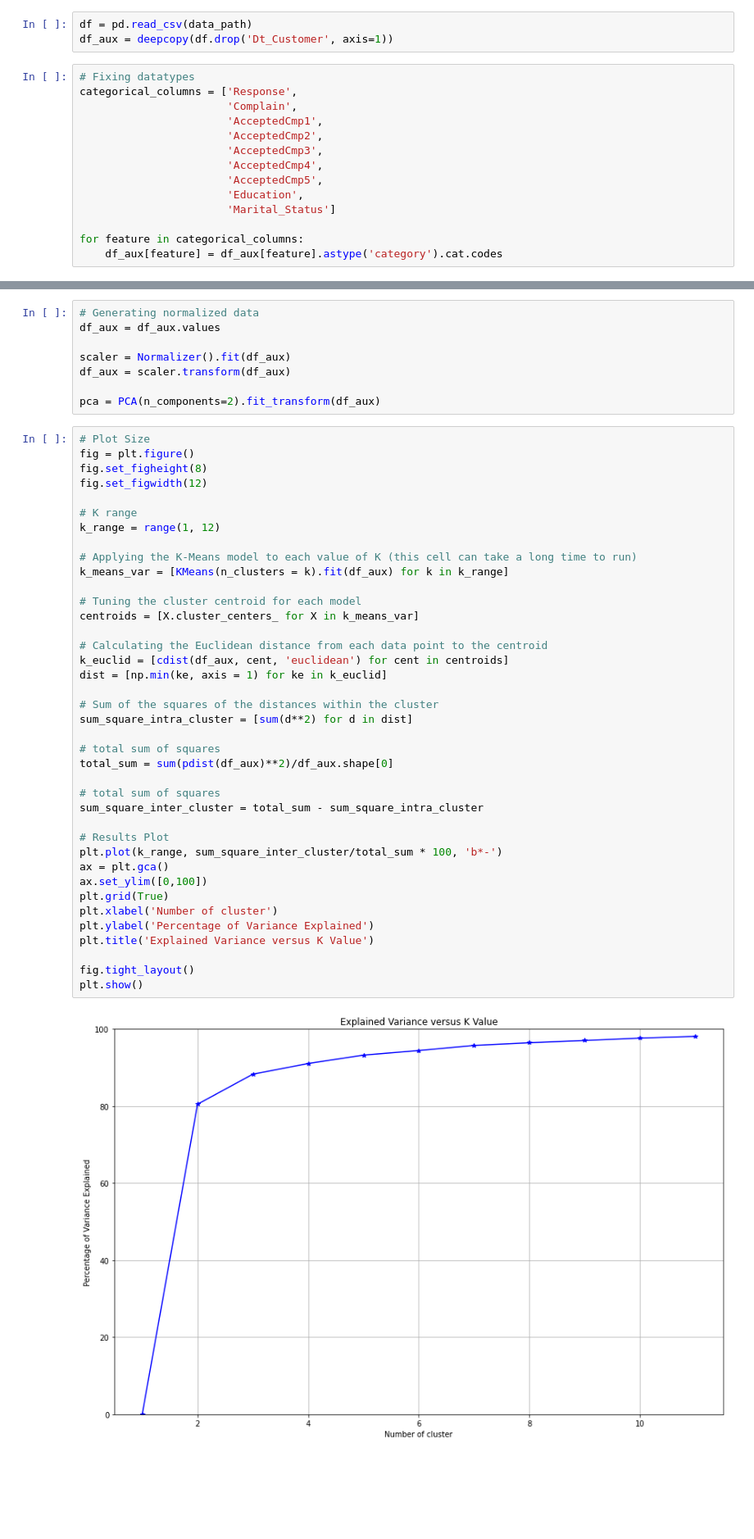
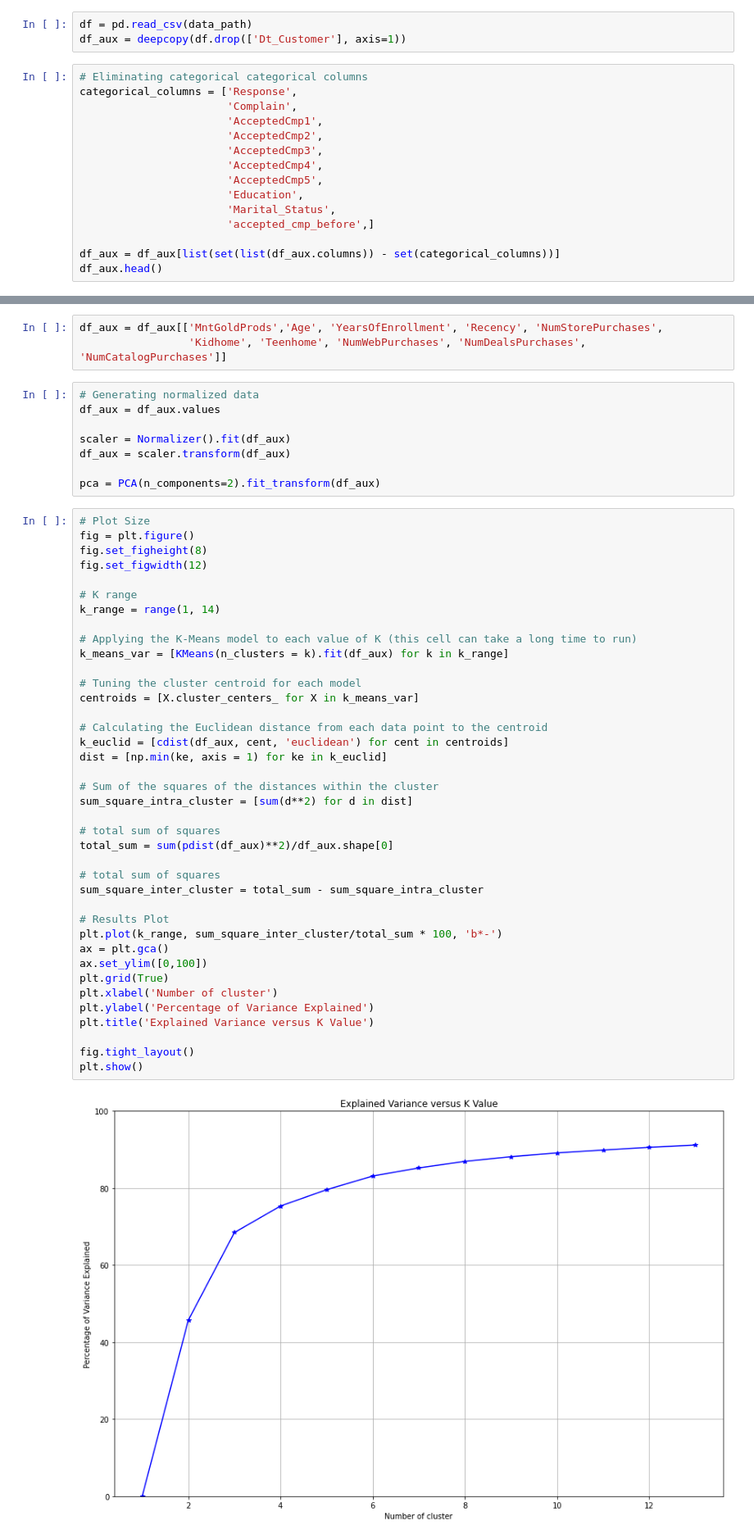
Before and after one commit to mhnasser/marketing_campaign_analysis, a Jupyter notebook: 03_notebooks/01_modeling_customer_clustering.ipynb, the cells around one changed output, grey strips where cells are left out. Shown at 82% size. Saved outputs shown, nothing was run; the diff lists cells and outputs as text; blank space fills up the shorter version.

```diff
--- a/03_notebooks/01_modeling_customer_clustering.ipynb
+++ b/03_notebooks/01_modeling_customer_clustering.ipynb
@@ -18,9 +40,9 @@ data_path = '../02_data/processed/00_pre_modeling_analysis.csv'
 save_data_path = '../02_data/processed/01_customer_cluster.csv'
 # %%
 df = pd.read_csv(data_path)
-df_aux = deepcopy(df.drop('Dt_Customer', axis=1))
+df_aux = deepcopy(df.drop(['Dt_Customer'], axis=1))
 # %%
-# Fixing datatypes
+# Eliminating categorical categorical columns
 categorical_columns = ['Response',
                        'Complain',
                        'AcceptedCmp1',
@@ -29,7 +51,8 @@ categorical_columns = ['Response',
                        'AcceptedCmp4',
                        'AcceptedCmp5',
                        'Education',
-                       'Marital_Status']
+                       'Marital_Status',
+                       'accepted_cmp_before',]
 
-for feature in categorical_columns:
-    df_aux[feature] = df_aux[feature].astype('category').cat.codes
+df_aux = df_aux[list(set(list(df_aux.columns)) - set(categorical_columns))]
+df_aux.head()
@@ -55,4 +87,7 @@ qtd_cmp_accepted         int64
 dtype: object
+# %%
+df_aux = df_aux[['MntGoldProds','Age', 'YearsOfEnrollment', 'Recency', 'NumStorePurchases',
+                 'Kidhome', 'Teenhome', 'NumWebPurchases', 'NumDealsPurchases', 'NumCatalogPurchases']]
 # %%
 # Generating normalized data
 df_aux = df_aux.values
@@ -68,38 +103,38 @@ fig.set_figheight(8)
 fig.set_figwidth(12)
 
 # K range
-k_range = range(1, 12)
+k_range = range(1, 14)
 
 # Applying the K-Means model to each value of K (this cell can take a long time to run)
 k_means_var = [KMeans(n_clusters = k).fit(df_aux) for k in k_range]
 
 # Tuning the cluster centroid for each model
 centroids = [X.cluster_centers_ for X in k_means_var]
 
 # Calculating the Euclidean distance from each data point to the centroid
 k_euclid = [cdist(df_aux, cent, 'euclidean') for cent in centroids]
 dist = [np.min(ke, axis = 1) for ke in k_euclid]
 
 # Sum of the squares of the distances within the cluster
 sum_square_intra_cluster = [sum(d**2) for d in dist]
 
 # total sum of squares
 total_sum = sum(pdist(df_aux)**2)/df_aux.shape[0]
 
 # total sum of squares
 sum_square_inter_cluster = total_sum - sum_square_intra_cluster
 
 # Results Plot
 plt.plot(k_range, sum_square_inter_cluster/total_sum * 100, 'b*-')
 ax = plt.gca()
 ax.set_ylim([0,100])
 plt.grid(True)
 plt.xlabel('Number of cluster')
 plt.ylabel('Percentage of Variance Explained')
 plt.title('Explained Variance versus K Value')
 
 fig.tight_layout()
 plt.show()
 # %% [output]
-[figure, old version]
+[figure, new version]
 # %% [markdown]
```
Also changed, not shown: parts of 13 cells of this notebook, 2 other files.
